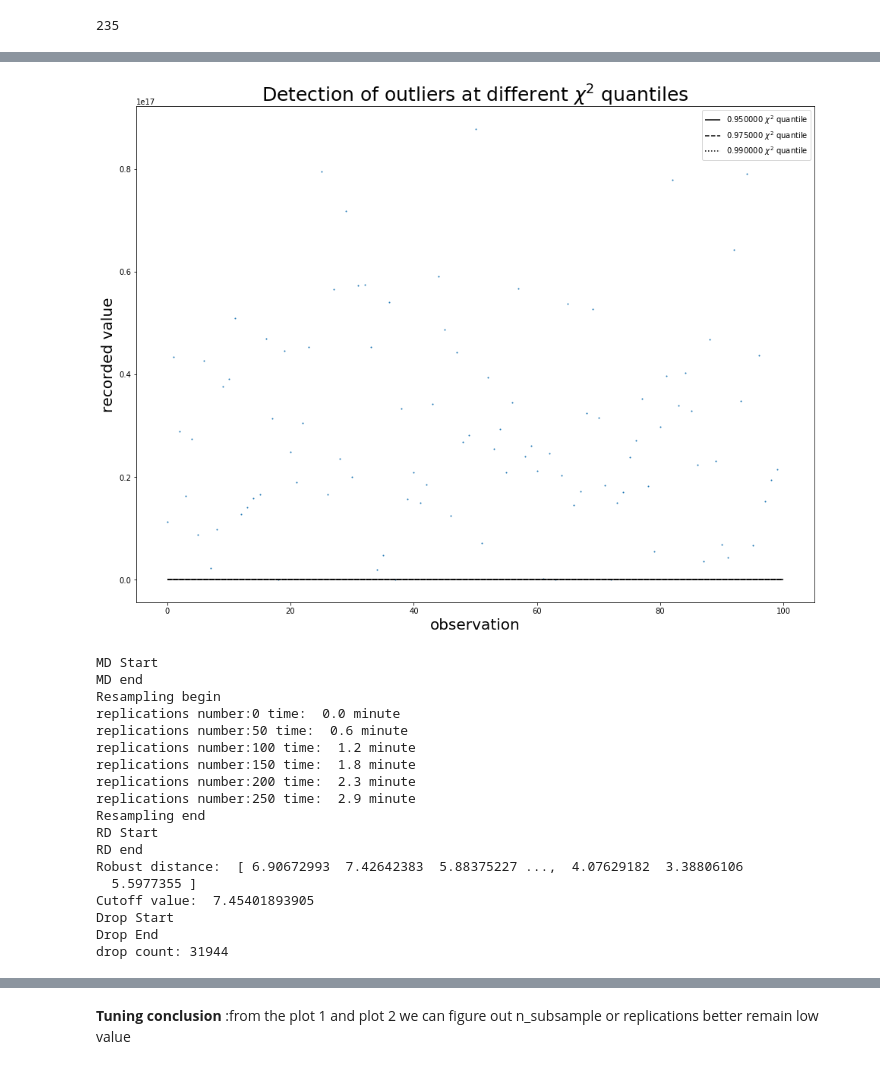
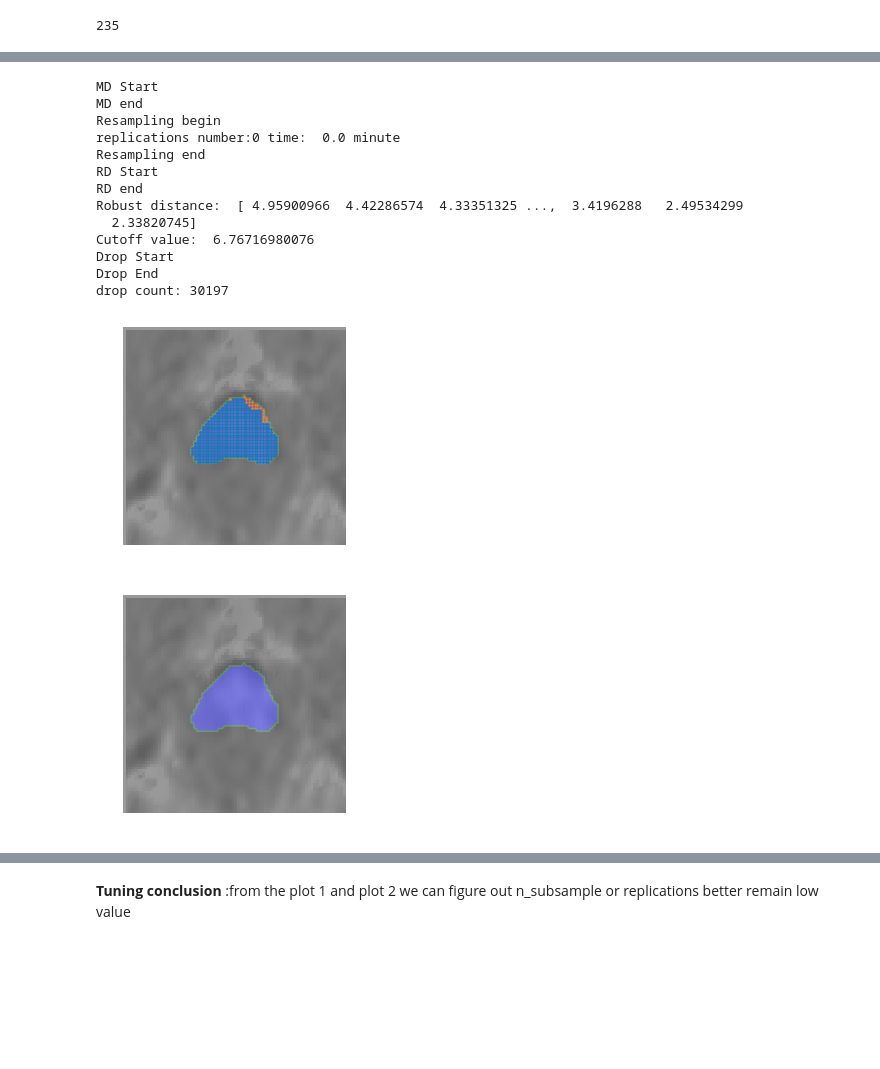
Before and after one commit to yushinliu/lab, a Jupyter notebook: task_1_version_1/Task1.ipynb, the cells around one changed output, grey strips where cells are left out. Saved outputs shown, nothing was run; the diff lists cells and outputs as text; code cells hidden in the pictures; blank space fills up the shorter version.

```diff
--- a/task_1_version_1/Task1.ipynb
+++ b/task_1_version_1/Task1.ipynb
@@ -503,13 +610,14 @@ because the number of the subsample set $m$ satisfy $$1-(1-(1-0.5)^{p+1})^m\geq
 # %%
-
+# robust distance
 class outliers_clean_resampling(BaseEstimator,TransformerMixin):
-    def __init__(self,p_free,labels,md_dis=pd.Series([]),p_value_1=0.,p_value_2=0.,h_value=0):
+    def __init__(self,p_free,labels,y_dropped=pd.Series([]),md_dis=pd.Series([]),p_value_1=0.,p_value_2=0.,h_value=0):
         self.md_dis=md_dis
         self.p_value_1=p_value_1
         self.p_value_2=p_value_2
         self.p_free=p_free
         self.h_value=h_value
         self.labels=labels
+        self.y_dropped=labels
     def fit(self,X,y=None):
         self.h_value=np.int((X.shape[0]+self.p_free+1)/2)
         mean_value=np.array([X.mean()])
@@ -518,7 +626,7 @@ class outliers_clean_resampling(BaseEstimator,TransformerMixin):
         self.md_dis=distance.cdist(X,mean_value,metric='mahalanobis',VI=cov_value).ravel()
         print("MD end")
         chi2.fit(self.md_dis,self.p_free)
-        self.p_value_1=np.sqrt(chi2.ppf(0.9999999999,self.p_free))
+        self.p_value_1=np.sqrt(chi2.ppf(0.99999999,self.p_free))
         self.p_value_2=np.sqrt(chi2.ppf(0.5,self.p_free))
         return self
     def transform(self,X,y=None):
@@ -527,7 +635,7 @@ class outliers_clean_resampling(BaseEstimator,TransformerMixin):
         print("Resampling begin")
         start1=time.time()
         for subset in range(n_subsamples):
-            if subset%50==0:
+            if subset%1000==0:
                 print("replications number:%d time:%5.1f minute"%(subset,(time.time()-start1)/60))
             sample_ID=[]
             for index in range(self.p_free+1):
@@ -563,12 +671,15 @@ class outliers_clean_resampling(BaseEstimator,TransformerMixin):
         robust_dis=pd.DataFrame(robust_dis,columns=['robust_dis'])
         X=pd.concat([X,robust_dis],axis=1)
         self.labels=pd.concat([self.labels,robust_dis],axis=1)
+        self.y_dropped=pd.concat([self.y_dropped,robust_dis],axis=1)
         X=X[X['robust_dis']<=self.p_value_1].copy()
         self.labels=self.labels[self.labels['robust_dis']<=self.p_value_1].copy()
+        self.y_dropped=self.y_dropped[self.y_dropped['robust_dis']>self.p_value_1].copy()
         X=pd.DataFrame.reset_index(X).drop('index',axis=1)
         self.labels=pd.DataFrame.reset_index(self.labels).drop('index',axis=1)
+        self.y_dropped=pd.DataFrame.reset_index(self.y_dropped).drop('index',axis=1)
         count2=X.shape[0]
         count=count1-count2
         print("Drop End")
         print("drop count:",count)
-        return X,self.labels,robust_dis
+        return X,self.labels,self.y_dropped,robust_dis
@@ -596,30 +686,26 @@ drop count: 100
-# %%
-plot_outliers(robust_dis,0.95,0.975,0.99)
-# %% [output]
-[figure, removed]
 # %%
-#set up the sample set number'm'
 n_subsamples=253
-X_train_scaled=feature_eng.fit_transform(X_train)
-X_train_new,y_train_new,robust_dis=outliers_clean_resampling(p_free=5,labels=y_train).fit_transform(X_train_scaled)
+X_train_scaled=feature_eng.fit_transform(X_train.drop('Unnamed: 0',1))
+X_train_new,y_train_resample,y_dropped_resample,robust_dis=outliers_clean_resampling(p_free=5,labels=y_train).fit_transform(X_train_scaled)
 # %% [output]
 MD Start
 MD end
 Resampling begin
 replications number:0 time:  0.0 minute
-replications number:50 time:  0.6 minute
-replications number:100 time:  1.2 minute
-replications number:150 time:  1.8 minute
-replications number:200 time:  2.3 minute
-replications number:250 time:  2.9 minute
 Resampling end
 RD Start
 RD end
-Robust distance:  [ 6.90672993  7.42642383  5.88375227 ...,  4.07629182  3.38806106
-  5.5977355 ]
-Cutoff value:  7.45401893905
+Robust distance:  [ 4.95900966  4.42286574  4.33351325 ...,  3.4196288   2.49534299
+  2.33820745]
+Cutoff value:  6.76716980076
 Drop Start
 Drop End
-drop count: 31944
+drop count: 30197
+# %%
+stuck,slices,index,features=1,25,1,0
+check_resultofdropping(data,stuck,index,slices,features,y_train_resample,y_dropped_resample)
+# %% [output]
+[figure, added]
+[figure, added]
 # %%
 n_subsamples=3000
```
Also changed, not shown: parts of 78 cells of this notebook.
